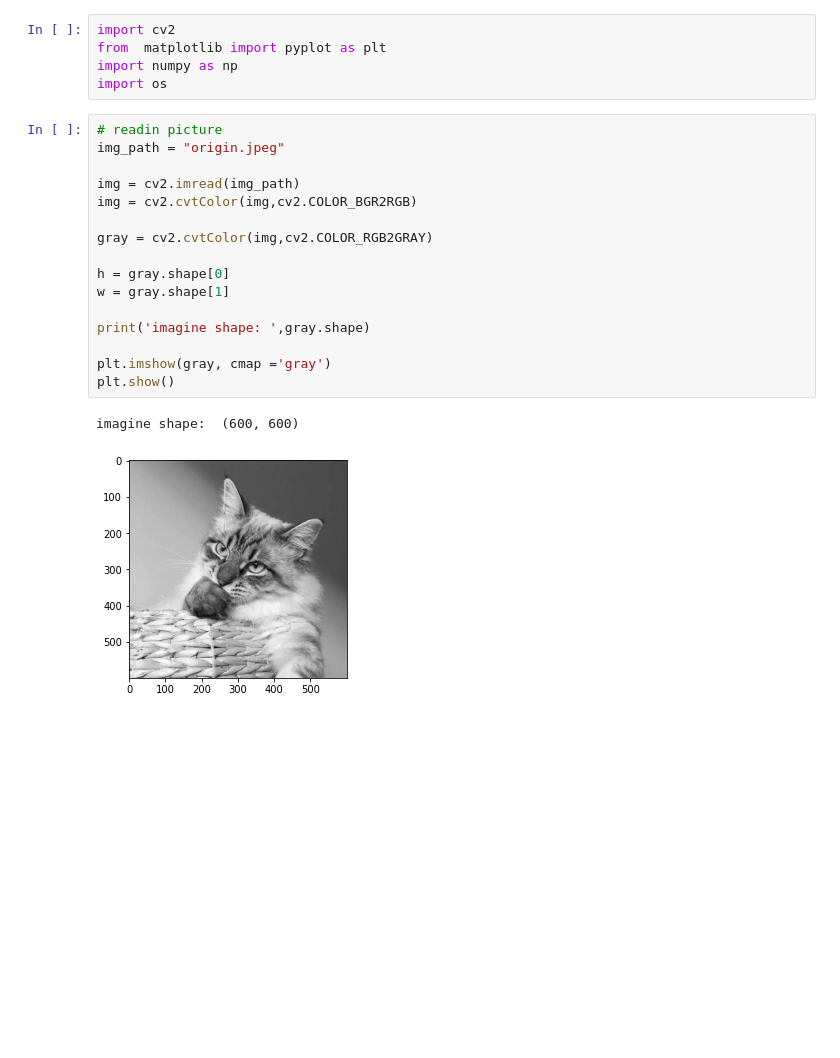
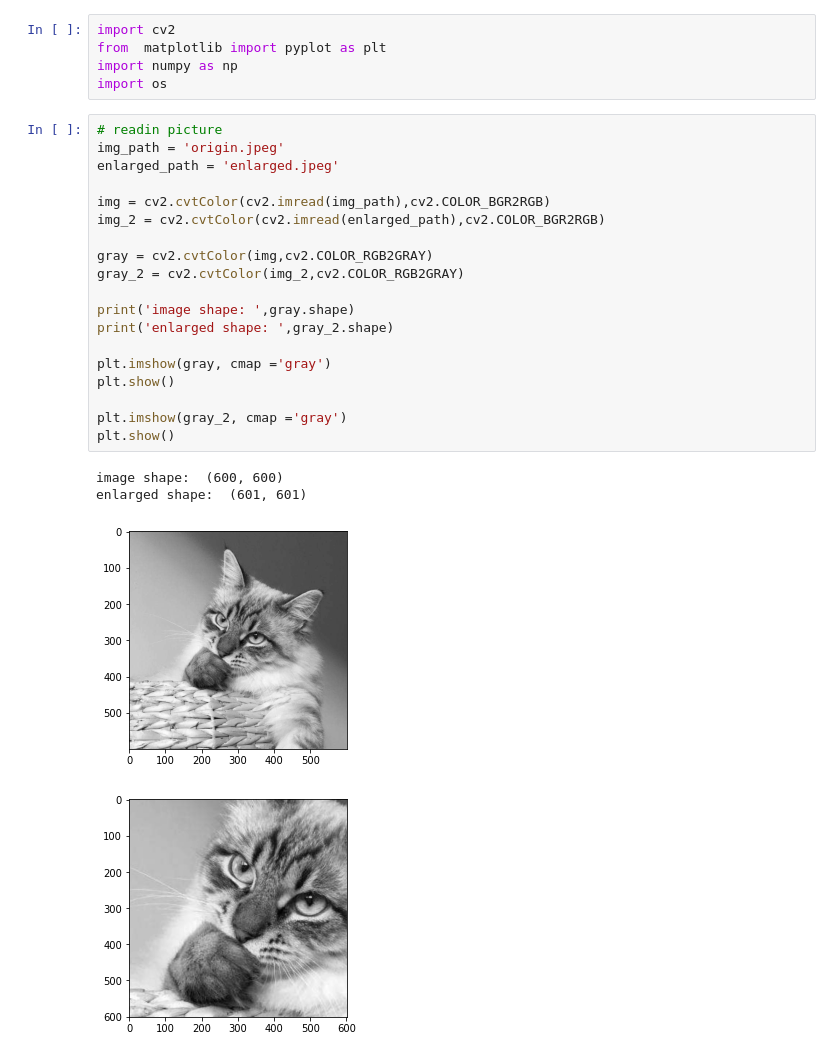
Before and after one commit to HugePotatoMonster/CV-SIFT, a Jupyter notebook: scale_invariant_points/scale_invariant_points.ipynb, the cells around one changed output. Drawn from its saved outputs; the diff is of its cells as text; blank space fills up the shorter version.

```diff
--- a/scale_invariant_points/scale_invariant_points.ipynb
+++ b/scale_invariant_points/scale_invariant_points.ipynb
@@ -5,21 +5,26 @@ import numpy as np
 import os
 # %%
 # readin picture
-img_path = "origin.jpeg"
+img_path = 'origin.jpeg'
+enlarged_path = 'enlarged.jpeg'
 
-img = cv2.imread(img_path)
-img = cv2.cvtColor(img,cv2.COLOR_BGR2RGB)
+img = cv2.cvtColor(cv2.imread(img_path),cv2.COLOR_BGR2RGB)
+img_2 = cv2.cvtColor(cv2.imread(enlarged_path),cv2.COLOR_BGR2RGB)
 
 gray = cv2.cvtColor(img,cv2.COLOR_RGB2GRAY)
+gray_2 = cv2.cvtColor(img_2,cv2.COLOR_RGB2GRAY)
 
-h = gray.shape[0]
-w = gray.shape[1]
-
-print('imagine shape: ',gray.shape)
+print('image shape: ',gray.shape)
+print('enlarged shape: ',gray_2.shape)
 
 plt.imshow(gray, cmap ='gray')
 plt.show()
+
+plt.imshow(gray_2, cmap ='gray')
+plt.show()
 # %% [output]
-imagine shape:  (600, 600)
+image shape:  (600, 600)
+enlarged shape:  (601, 601)
 [figure]
+[figure, added]
 # %%
```
Also changed, not shown: parts of 5 cells of this notebook, 12 other files.
